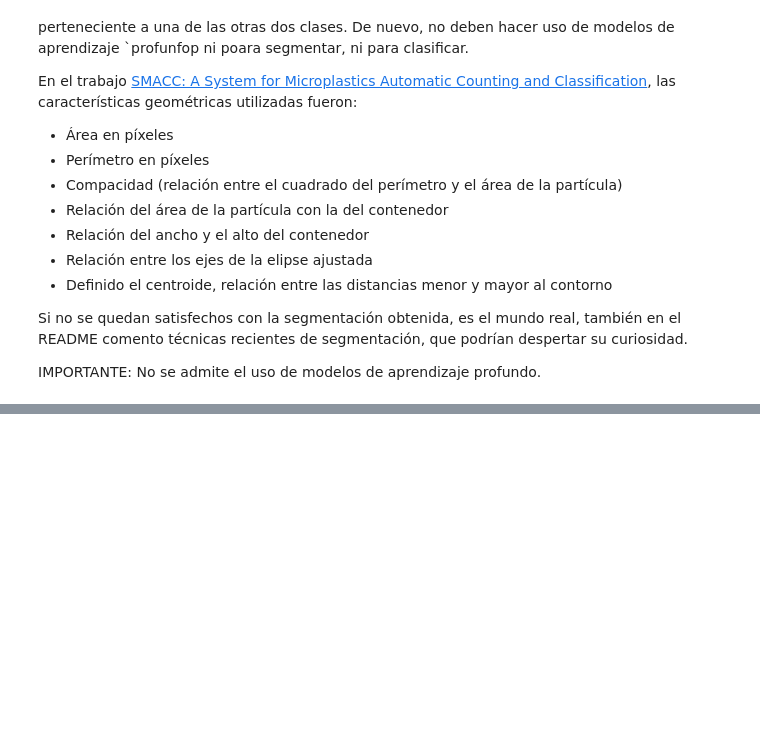
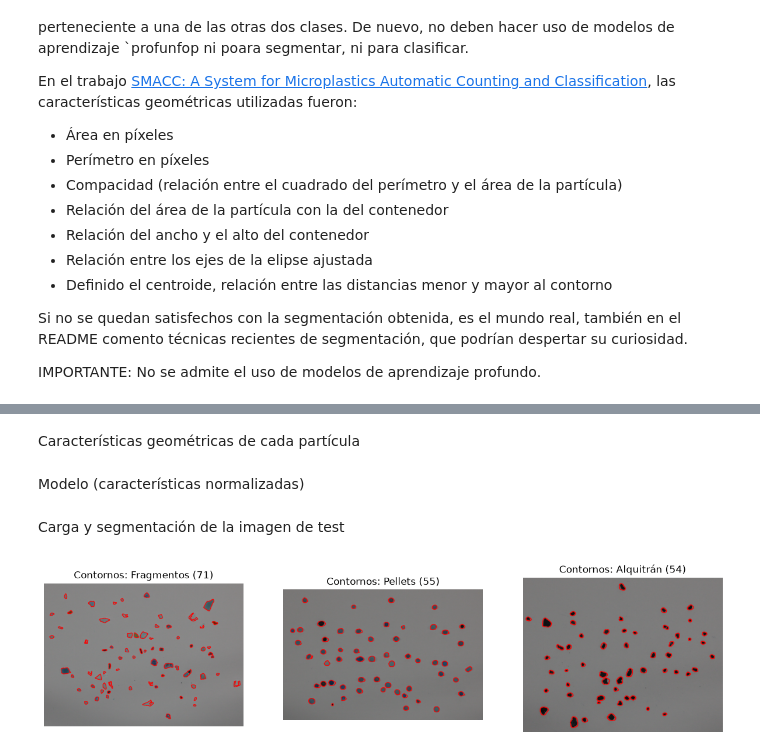
Before and after one commit to Neestoor13/Practicas_VC_2026-2027, a Jupyter notebook: P3/main.ipynb, the cells around one changed output, grey strips where cells are left out. Cells and saved outputs as stored; diff of their text form; code cells hidden in the pictures; blank space fills up the shorter version.

```diff
--- a/P3/main.ipynb
+++ b/P3/main.ipynb
@@ -450,0 +556,25 @@ IMPORTANTE: No se admite el uso de modelos de aprendizaje profundo.
+# %% [markdown]
+Características geométricas de cada partícula
+# %%
+def caracteristicas(c):
+    area, per = cv2.contourArea(c), cv2.arcLength(c, True)
+    x, y, w, h = cv2.boundingRect(c)
+    (_, _), (e1, e2), _ = cv2.fitEllipse(c)
+    return [
+        per**2 / area,              # compacidad
+        area / (w * h),             # área / contenedor
+        max(w, h) / min(w, h),      # ancho / alto
+        min(e1, e2) / max(e1, e2),  # ejes de la elipse
+    ]
+
+
+UMBRAL_TAR = 0.6
+
+X, y = [], []
+for cs, clase in [(cs_frag, "FRA"), (cs_pellet, "PEL"), (cs_tar, "TAR")]:
+    for c in cs:
+        X.append(caracteristicas(c))
+        y.append(clase)
+X, y = np.array(X), np.array(y)
+# %% [markdown]
+Modelo (características normalizadas)
@@ -450,0 +604,23 @@ IMPORTANTE: No se admite el uso de modelos de aprendizaje profundo.
+# %% [markdown]
+Carga y segmentación de la imagen de test
+# %%
+test = cv2.cvtColor(cv2.imread("./test/MPs_test.jpg"), cv2.COLOR_BGR2RGB)
+cs_test, bw_test = contornos(test)
+plt.figure(figsize=(15, 6))
+for i, (crop, cs, t) in enumerate(
+    [
+        (frag_crop, cs_frag, "Fragmentos"),
+        (pellet_crop, cs_pellet, "Pellets"),
+        (tar_crop, cs_tar, "Alquitrán"),
+    ]
+):
+    vis = cv2.resize(crop, None, fx=escala, fy=escala)  # misma escala que los contornos
+    cv2.drawContours(vis, cs, -1, (255, 0, 0), 2)
+    plt.subplot(1, 3, i + 1)
+    plt.axis("off")
+    plt.imshow(vis)
+    plt.title(f"Contornos: {t} ({len(cs)})")
+plt.savefig("./resultados/segmentacion_entrenamiento.jpg", bbox_inches="tight", dpi=300)
+plt.show()
+# %% [output]
+[figure, added]
```
Also changed, not shown: parts of 12 cells of this notebook, 11 other files.
